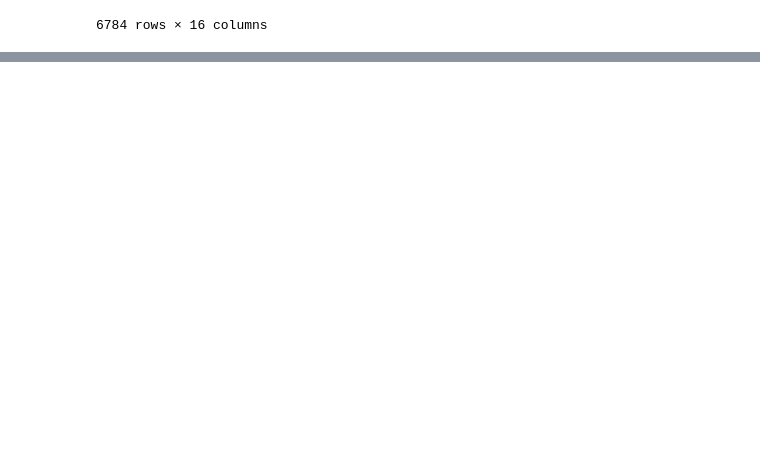
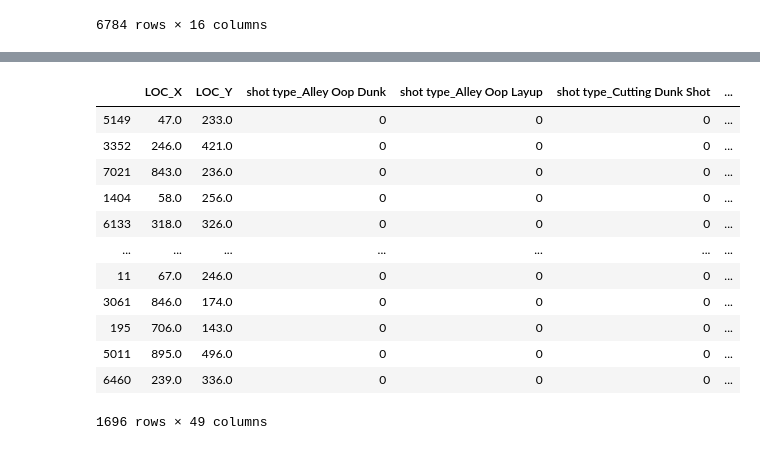
Before and after one commit to stewart-lacy/final-project, a Jupyter notebook: Machine_Learning_Shots.ipynb, the cells around one changed output, grey strips where cells are left out. Saved outputs shown, nothing was run; the diff lists cells and outputs as text; code cells hidden in the pictures; blank space fills up the shorter version.

```diff
--- a/Machine_Learning_Shots.ipynb
+++ b/Machine_Learning_Shots.ipynb
@@ -189,0 +371,16 @@ See the caveats in the documentation: http://pandas.pydata.org/pandas-docs/stabl
+# %%
+X_test
+# %% [output]
+|  | LOC_X | LOC_Y | shot type_Alley Oop Dunk | shot type_Alley Oop Layup | shot type_Cutting Dunk Shot | ... |
+| 5149 | 47.0 | 233.0 | 0 | 0 | 0 | ... |
+| 3352 | 246.0 | 421.0 | 0 | 0 | 0 | ... |
+| 7021 | 843.0 | 236.0 | 0 | 0 | 0 | ... |
+| 1404 | 58.0 | 256.0 | 0 | 0 | 0 | ... |
+| 6133 | 318.0 | 326.0 | 0 | 0 | 0 | ... |
+| ... | ... | ... | ... | ... | ... | ... |
+| 11 | 67.0 | 246.0 | 0 | 0 | 0 | ... |
+| 3061 | 846.0 | 174.0 | 0 | 0 | 0 | ... |
+| 195 | 706.0 | 143.0 | 0 | 0 | 0 | ... |
+| 5011 | 895.0 | 496.0 | 0 | 0 | 0 | ... |
+| 6460 | 239.0 | 336.0 | 0 | 0 | 0 | ... |
+1696 rows × 49 columns
```
Also changed, not shown: parts of 26 cells of this notebook, 1 other file.
